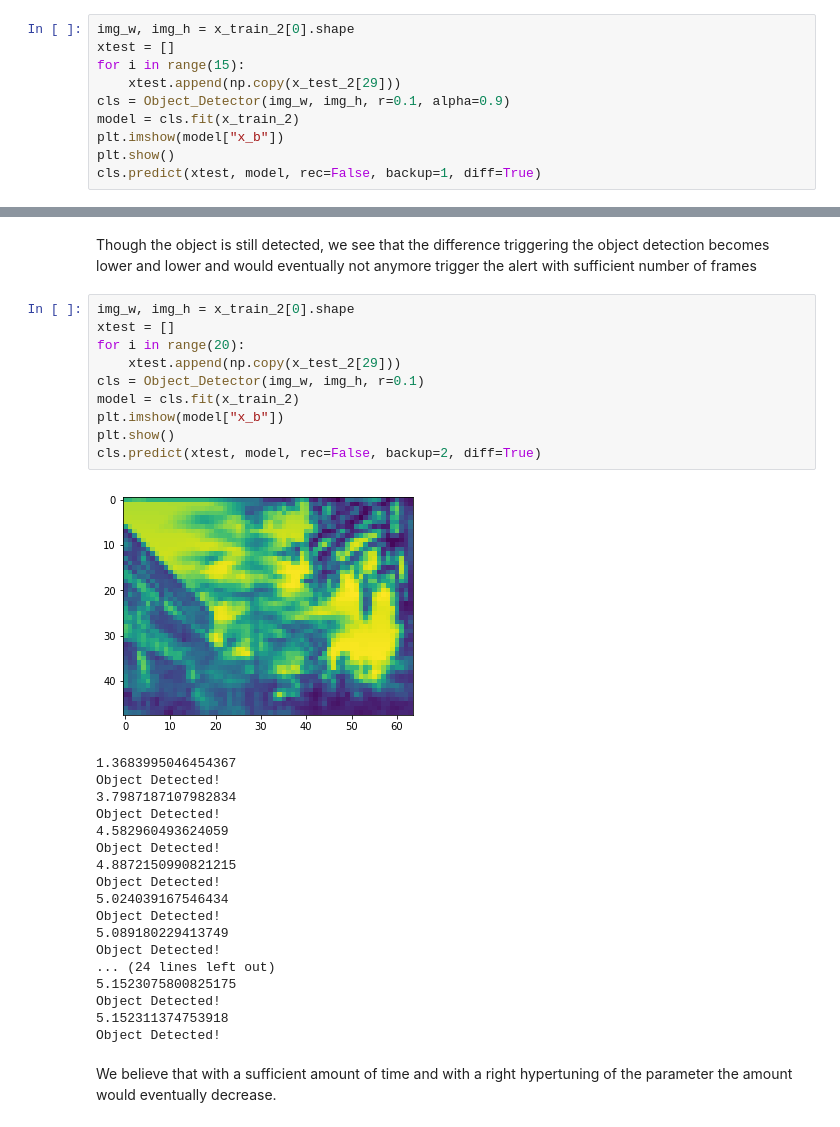
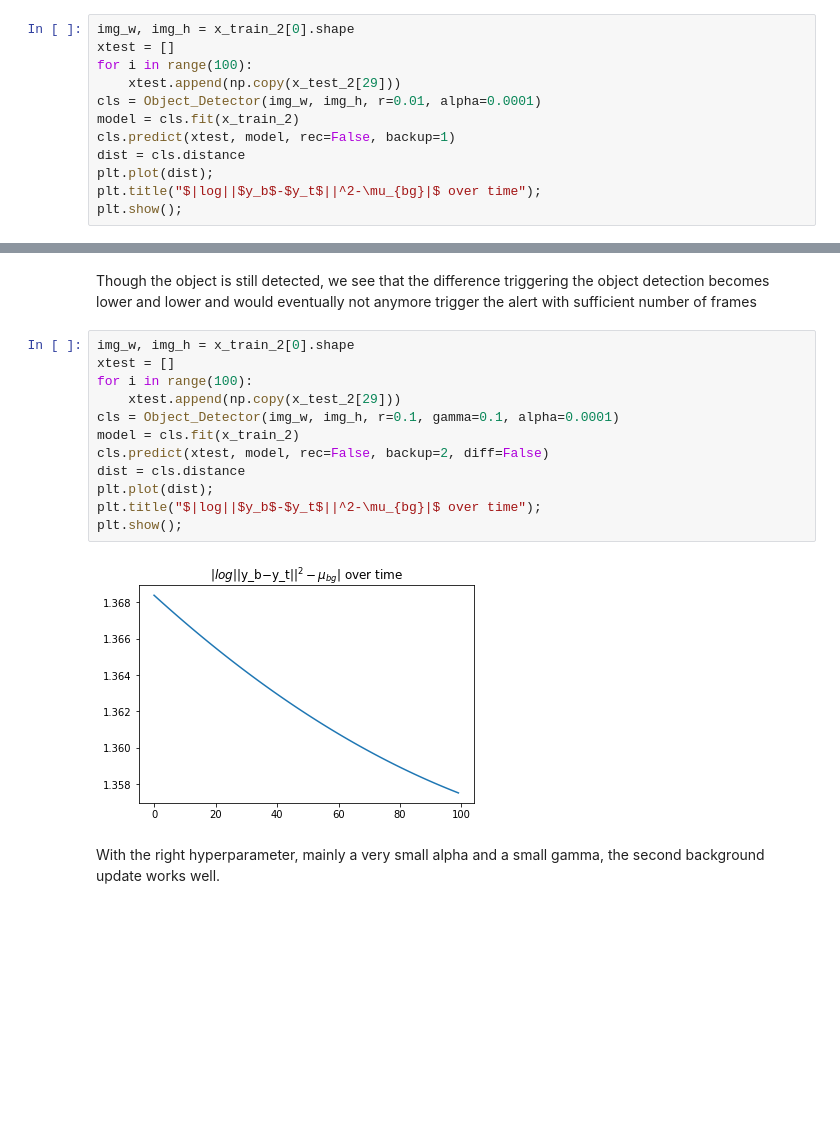
Before and after one commit to cdcsai/Background_Substraction_CS, a Jupyter notebook: background_substraction.ipynb, the cells around one changed output, grey strips where cells are left out. Cells and saved outputs as stored; diff of their text form; blank space fills up the shorter version.

```diff
--- a/background_substraction.ipynb
+++ b/background_substraction.ipynb
@@ -505,11 +510,13 @@ Without background update, the innnovation keeps being detected even though it i
 # %%
 img_w, img_h = x_train_2[0].shape
 xtest = []
-for i in range(15):
+for i in range(100):
     xtest.append(np.copy(x_test_2[29]))
-cls = Object_Detector(img_w, img_h, r=0.1, alpha=0.9)
+cls = Object_Detector(img_w, img_h, r=0.01, alpha=0.0001)
 model = cls.fit(x_train_2)
-plt.imshow(model["x_b"])
-plt.show()
-cls.predict(xtest, model, rec=False, backup=1, diff=True)
+cls.predict(xtest, model, rec=False, backup=1)
+dist = cls.distance
+plt.plot(dist);
+plt.title("$|log||$y_b$-$y_t$||^2-\mu_{bg}|$ over time");
+plt.show();
 # %% [output]
@@ -536,31 +526,16 @@ Though the object is still detected, we see that the difference triggering the o
 # %%
 img_w, img_h = x_train_2[0].shape
 xtest = []
-for i in range(20):
+for i in range(100):
     xtest.append(np.copy(x_test_2[29]))
-cls = Object_Detector(img_w, img_h, r=0.1)
+cls = Object_Detector(img_w, img_h, r=0.1, gamma=0.1, alpha=0.0001)
 model = cls.fit(x_train_2)
-plt.imshow(model["x_b"])
-plt.show()
-cls.predict(xtest, model, rec=False, backup=2, diff=True)
+cls.predict(xtest, model, rec=False, backup=2, diff=False)
+dist = cls.distance
+plt.plot(dist);
+plt.title("$|log||$y_b$-$y_t$||^2-\mu_{bg}|$ over time");
+plt.show();
 # %% [output]
-[figure, old version]
+[figure, new version]
-1.3683995046454367
-Object Detected!
-3.7987187107982834
-Object Detected!
-4.582960493624059
-Object Detected!
-4.8872150990821215
-Object Detected!
-5.024039167546434
-Object Detected!
-5.089180229413749
-Object Detected!
-... (24 lines left out)
-5.1523075800825175
-Object Detected!
-5.152311374753918
-Object Detected!
-# %% [markdown]
-We believe that with a sufficient amount of time and with a right hypertuning of the parameter the amount would eventually decrease.
+# %% [markdown]
+With the right hyperparameter, mainly a very small alpha and a small gamma, the second background update works well.
```
Also changed, not shown: parts of 6 cells of this notebook.
